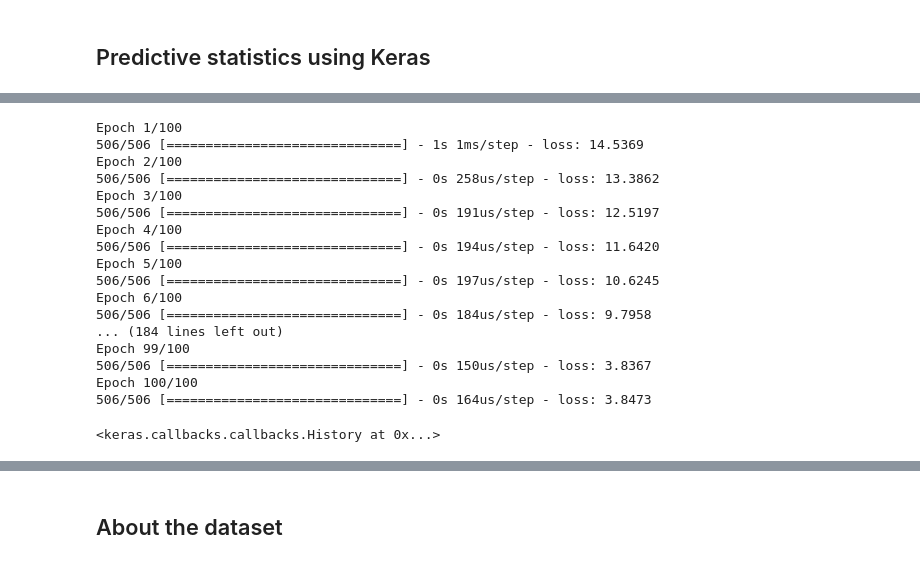
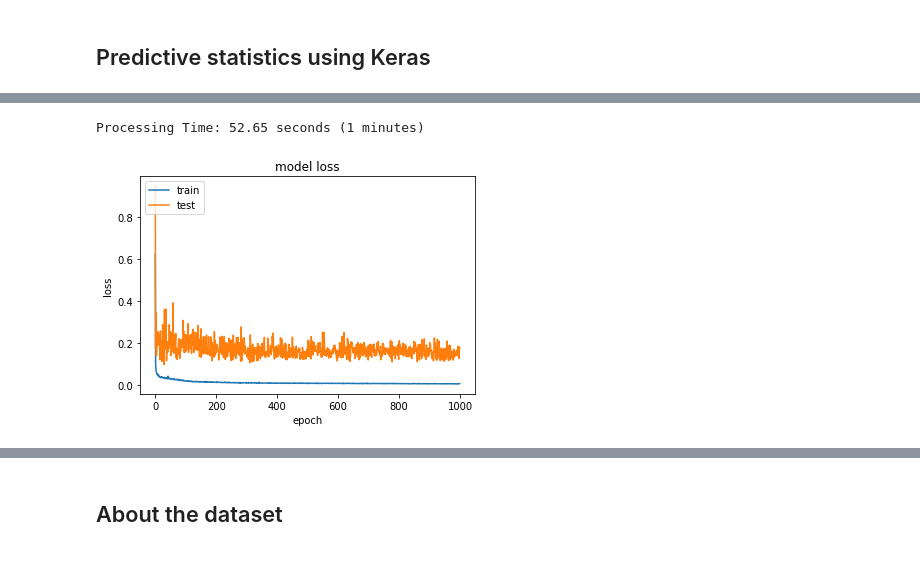
Before and after one commit to G00364778/52954_Assesment_Machine_Learning_and_Statistics, a Jupyter notebook: Boston_House_Price_Analyses.ipynb, the cells around one changed output, grey strips where cells are left out. Cells and saved outputs as stored; diff of their text form; code cells hidden in the pictures.

Commit message:
add keras work in progress

```diff
--- a/Boston_House_Price_Analyses.ipynb
+++ b/Boston_House_Price_Analyses.ipynb
@@ -266,35 +280,33 @@ Name: MEDV, Length: 506, dtype: float64
 # %%
-batch=(2,4,8,16,32,64,128,256)
-at=("linear", "sigmoid", "tanh", "elu", "softmax", "selu", "softplus", "softsign", "relu", "hard_sigmoid", "exponential")
+b=(1,2,4,8,16,32,64,128,256,506)
+act=("linear", "sigmoid", "tanh", "elu", "softmax", "selu", "softplus", "softsign", "relu", "hard_sigmoid", "exponential")
 ls=("mean_squared_error", "mean_absolute_error", "mean_absolute_percentage_error", "mean_squared_logarithmic_error",
     "squared_hinge", "hinge", "categorical_hinge", "logcosh")
 opt=("sgd", "adam", "Adamax", "Nadam", "RMSprop", "Adagrad", "Adadelta")
 
+# https://machinelearningmastery.com/display-deep-learning-model-training-history-in-keras/
+
+start=time()
 m = kr.models.Sequential()
-#m.add(kr.layers.Dense(8, input_dim=13, activation=a))
-m.add(kr.layers.Dense(14, input_dim=7, activation="linear"))
-m.add(kr.layers.Dense(7, activation="relu"))
-#m.add(kr.layers.Dense(4, activation="linear"))
-m.add(kr.layers.Dense(1, activation="linear"))
-m.compile(loss="mean_absolute_error", optimizer="adam")
-#m.fit(inputs, output, epochs=1000, batch_size=64)
-m.fit(inputs, output, epochs=100, batch_size=8)
+m.add(kr.layers.Dense(24, input_dim=12, activation="softplus"))
+m.add(kr.layers.Dense(12, activation="softplus"))
+m.add(kr.layers.Dense(1))
+m.compile(loss="mean_squared_logarithmic_error", optimizer="nadam")
+hist=m.fit(inputs, output, validation_split = 0.25, epochs=1000, batch_size=8, verbose=0)
+#m.fit(inputs, output, epochs=100, batch_size=1, verbose=0)
+#loss = m.evaluate(inputs, output, verbose=0)
+#ses=np.sqrt(np.sum((m.predict(inputs).T - output.values)**2))
+#print("x: {:12d} Loss: {:6.2f} SES: {:6.2f}".format(x,loss,ses))
+#print(hist.history.keys())
+end=time()
+print("Processing Time: {:.2f} seconds ({:.0f} minutes)".format(end-start, (end-start)/60))
+pl.plot(hist.history['loss'])
+pl.plot(hist.history['val_loss'])
+pl.title('model loss')
+pl.ylabel('loss')
+pl.xlabel('epoch')
+pl.legend(['train', 'test'], loc='upper left')
+pl.show()
 # %% [output]
-Epoch 1/100
-506/506 [==============================] - 1s 1ms/step - loss: 14.5369
-Epoch 2/100
-506/506 [==============================] - 0s 258us/step - loss: 13.3862
-Epoch 3/100
-506/506 [==============================] - 0s 191us/step - loss: 12.5197
-Epoch 4/100
-506/506 [==============================] - 0s 194us/step - loss: 11.6420
-Epoch 5/100
-506/506 [==============================] - 0s 197us/step - loss: 10.6245
-Epoch 6/100
-506/506 [==============================] - 0s 184us/step - loss: 9.7958
-... (184 lines left out)
-Epoch 99/100
-506/506 [==============================] - 0s 150us/step - loss: 3.8367
-Epoch 100/100
-506/506 [==============================] - 0s 164us/step - loss: 3.8473
+Processing Time: 52.65 seconds (1 minutes)
-<keras.callbacks.callbacks.History at 0x...>
+[figure, added]
```
Also changed, not shown: parts of 16 cells of this notebook.
